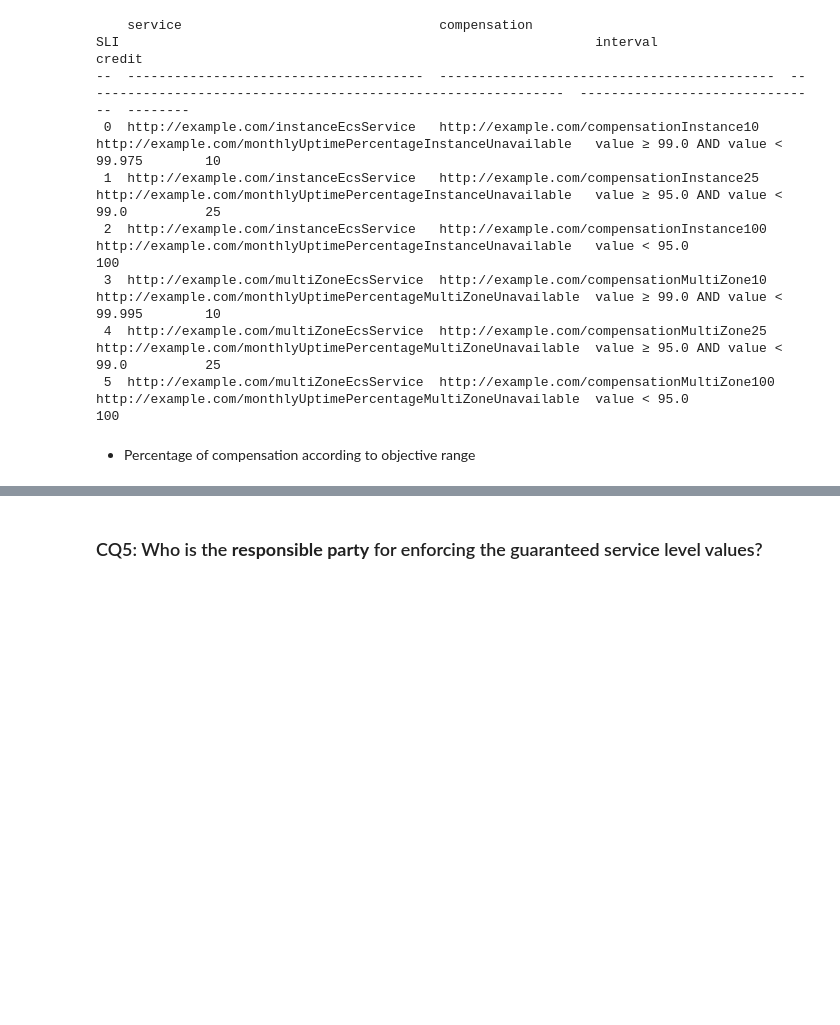
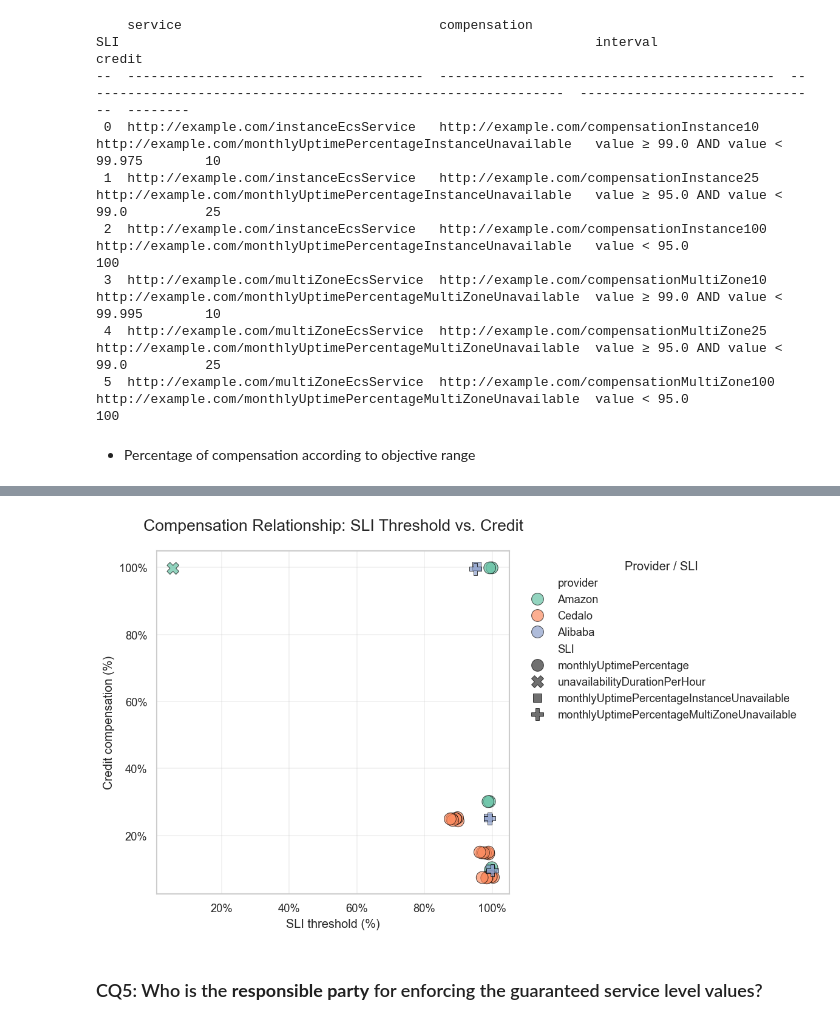
Before and after one commit to isa-group/tosla, a Jupyter notebook: bin/TOSLA_Analysis_of_Customer_Agreements.ipynb, the cells around one changed output, grey strips where cells are left out. Saved outputs shown, nothing was run; the diff lists cells and outputs as text; code cells hidden in the pictures; blank space fills up the shorter version.

Commit message:
add chart generation functions in separate module

```diff
--- a/bin/TOSLA_Analysis_of_Customer_Agreements.ipynb
+++ b/bin/TOSLA_Analysis_of_Customer_Agreements.ipynb
@@ -603,3 +448,11 @@ else:
+# %%
+Q_CQ4 = "sparql_queries/competency_questions/CQ4_compensations.rq"
+
+df4 = pd.concat([query_to_df(path, Q_CQ4, prov) for prov, path in FILES.items()], ignore_index=True) if FILES else pd.DataFrame()
+
+plot_CQ4_compensations(df4, shorten)
+# %% [output]
+[figure, added]
 # %% [markdown]
 ### CQ5: Who is the **responsible party** for enforcing the guaranteed service level values?
 # %% [markdown]
```
Also changed, not shown: parts of 22 cells of this notebook, 1 other file.
